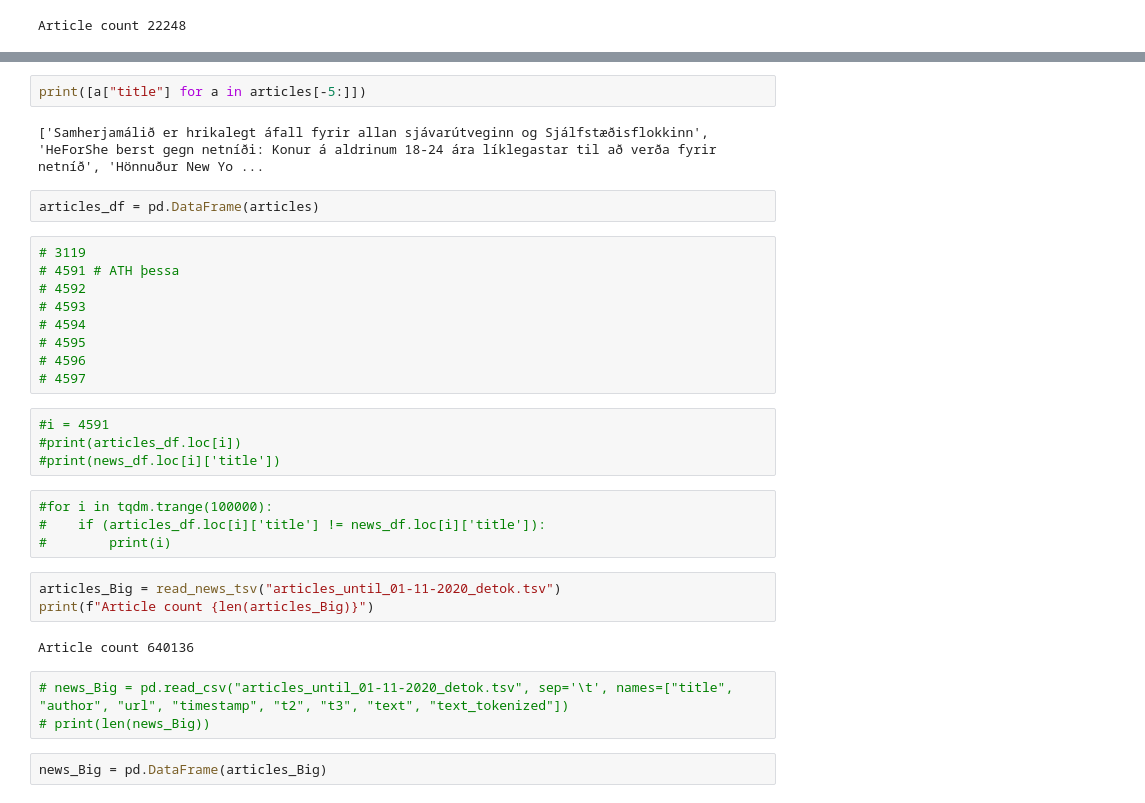
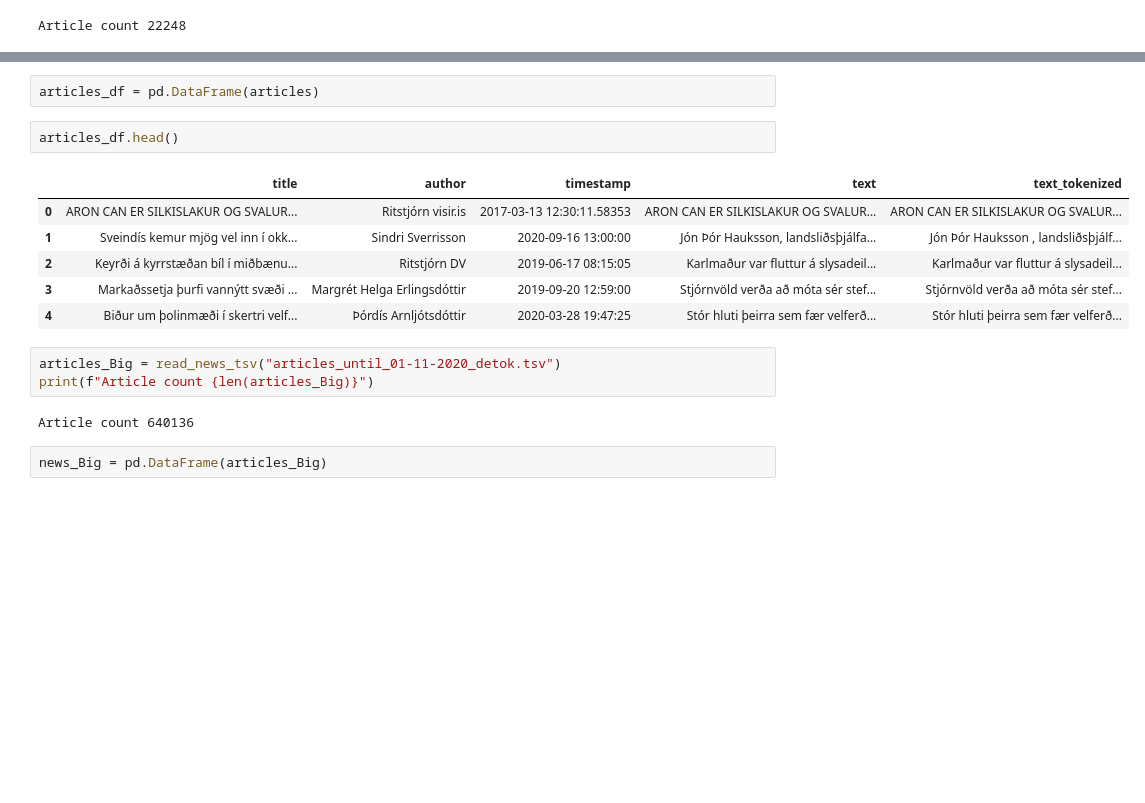
Before and after one commit to eliasbe/Maltaekni-natturuvernd, a Jupyter notebook: VinnubokEBE.ipynb, the cells around one changed output, grey strips where cells are left out. Saved outputs shown, nothing was run; the diff lists cells and outputs as text; blank space fills up the shorter version.

```diff
--- a/VinnubokEBE.ipynb
+++ b/VinnubokEBE.ipynb
@@ -45,34 +32,19 @@ news_df.tail()
-# %%
-print([a["title"] for a in articles[-5:]])
-# %% [output]
-['Samherjamálið er hrikalegt áfall fyrir allan sjávarútveginn og Sjálfstæðisflokkinn', 'HeForShe berst gegn netníði: Konur á aldrinum 18-24 ára líklegastar til að verða fyrir netníð', 'Hönnuður New Yo ...
 # %%
 articles_df = pd.DataFrame(articles)
-# %%
-# 3119
-# 4591 # ATH þessa
-# 4592
-# 4593
-# 4594
-# 4595
-# 4596
-# 4597
-# %%
-#i = 4591
-#print(articles_df.loc[i])
-#print(news_df.loc[i]['title'])
-# %%
-#for i in tqdm.trange(100000):
-#    if (articles_df.loc[i]['title'] != news_df.loc[i]['title']):
-#        print(i)
+# %%
+articles_df.head()
+# %% [output]
+|  | title | author | timestamp | text | text_tokenized |
+| 0 | ARON CAN ER SILKISLAKUR OG SVALUR... | Ritstjórn visir.is | 2017-03-13 12:30:11.58353 | ARON CAN ER SILKISLAKUR OG SVALUR... | ARON CAN ER SILKISLAKUR OG SVALUR... |
+| 1 | Sveindís kemur mjög vel inn í okk... | Sindri Sverrisson | 2020-09-16 13:00:00 | Jón Þór Hauksson, landsliðsþjálfa... | Jón Þór Hauksson , landsliðsþjálf... |
+| 2 | Keyrði á kyrrstæðan bíl í miðbænu... | Ritstjórn DV | 2019-06-17 08:15:05 | Karlmaður var fluttur á slysadeil... | Karlmaður var fluttur á slysadeil... |
+| 3 | Markaðssetja þurfi vannýtt svæði ... | Margrét Helga Erlingsdóttir | 2019-09-20 12:59:00 | Stjórnvöld verða að móta sér stef... | Stjórnvöld verða að móta sér stef... |
+| 4 | Biður um þolinmæði í skertri velf... | Þórdís Arnljótsdóttir | 2020-03-28 19:47:25 | Stór hluti þeirra sem fær velferð... | Stór hluti þeirra sem fær velferð... |
 # %%
 articles_Big = read_news_tsv("articles_until_01-11-2020_detok.tsv")
 print(f"Article count {len(articles_Big)}")
 # %% [output]
 Article count 640136
-# %%
-# news_Big = pd.read_csv("articles_until_01-11-2020_detok.tsv", sep='\t', names=["title", "author", "url", "timestamp", "t2", "t3", "text", "text_tokenized"])
-# print(len(news_Big))
 # %%
 news_Big = pd.DataFrame(articles_Big)
 # %%
```
Also changed, not shown: parts of 28 cells of this notebook.
